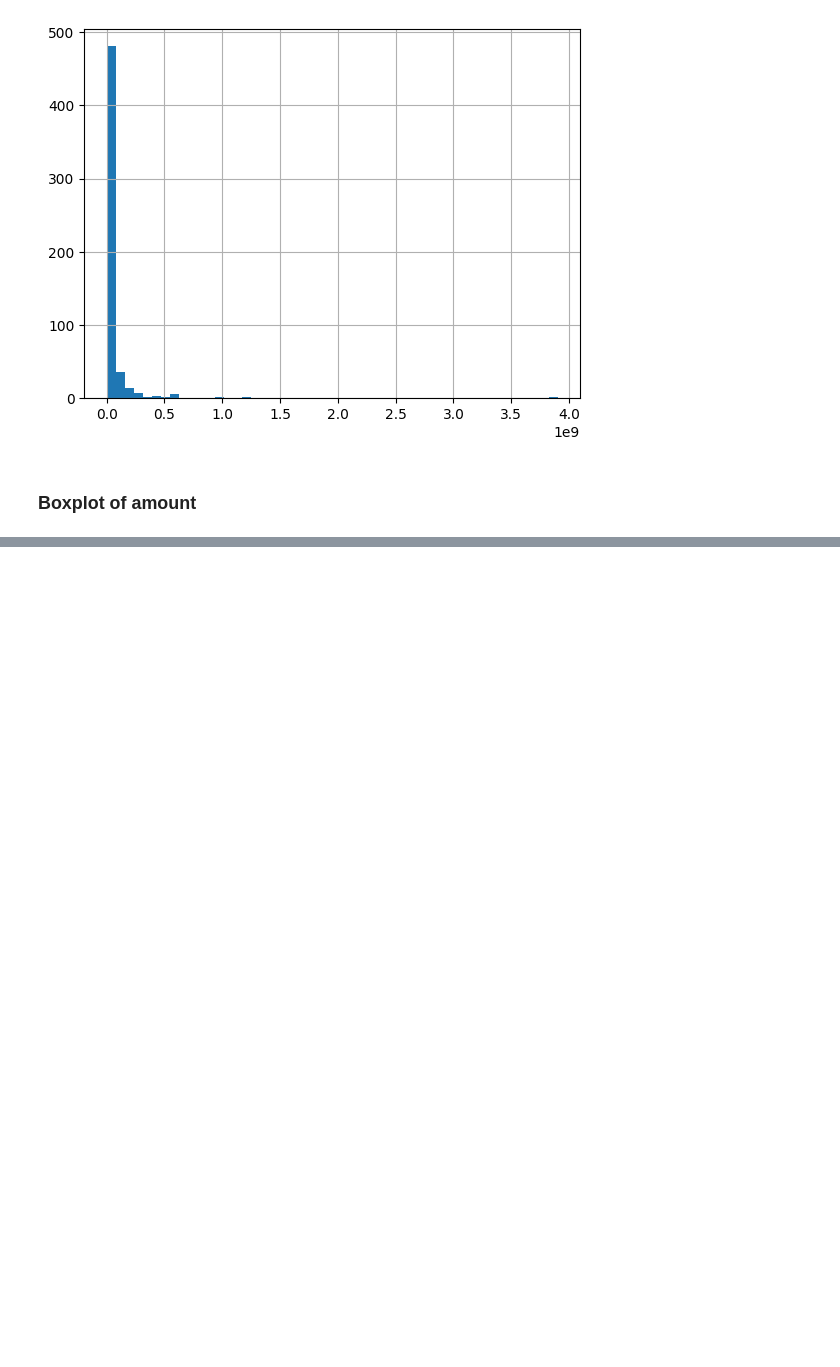
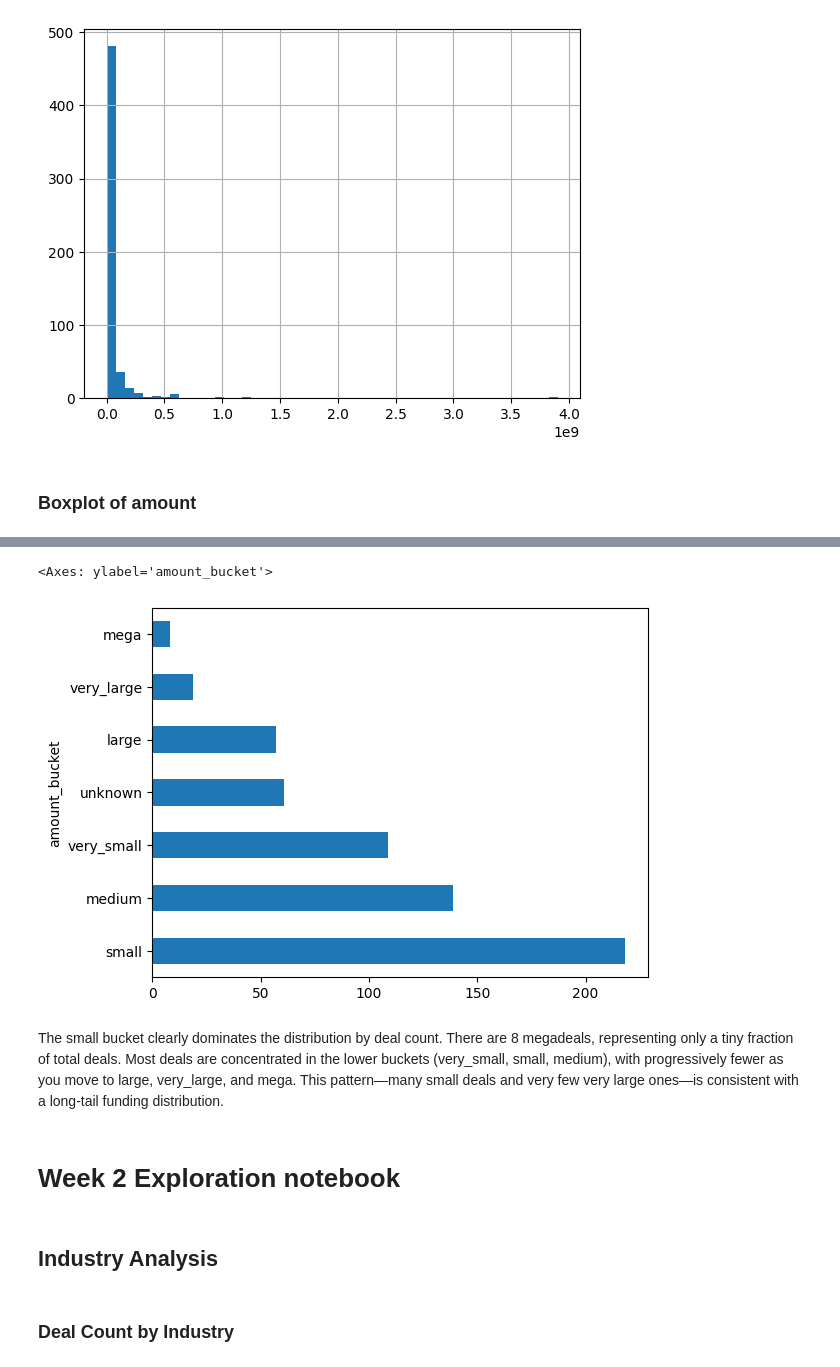
Before and after one commit to OlixIgnacious/indian-startups-transformations, a Jupyter notebook: notebooks/week2_exploration.ipynb, the cells around one changed output, grey strips where cells are left out. Drawn from its saved outputs; the diff is of its cells as text; code cells hidden in the pictures; blank space fills up the shorter version.

```diff
--- a/notebooks/week2_exploration.ipynb
+++ b/notebooks/week2_exploration.ipynb
@@ -223,0 +371,16 @@ df['amount'].
+# %%
+df["amount_bucket"].value_counts().plot(kind='barh')
+# %% [output]
+<Axes: ylabel='amount_bucket'>
+[figure, added]
+# %% [markdown]
+The small bucket clearly dominates the distribution by deal count.
+There are 8 megadeals, representing only a tiny fraction of total deals.
+Most deals are concentrated in the lower buckets (very_small, small, medium), with progressively fewer as you move to large, very_large, and mega.
+This pattern—many small deals and very few very large ones—is consistent with a long‑tail funding distribution.
+# %% [markdown]
+# Week 2 Exploration notebook
+# %% [markdown]
+## Industry Analysis
+# %% [markdown]
+### Deal Count by Industry
```
Also changed, not shown: parts of 44 cells of this notebook.
